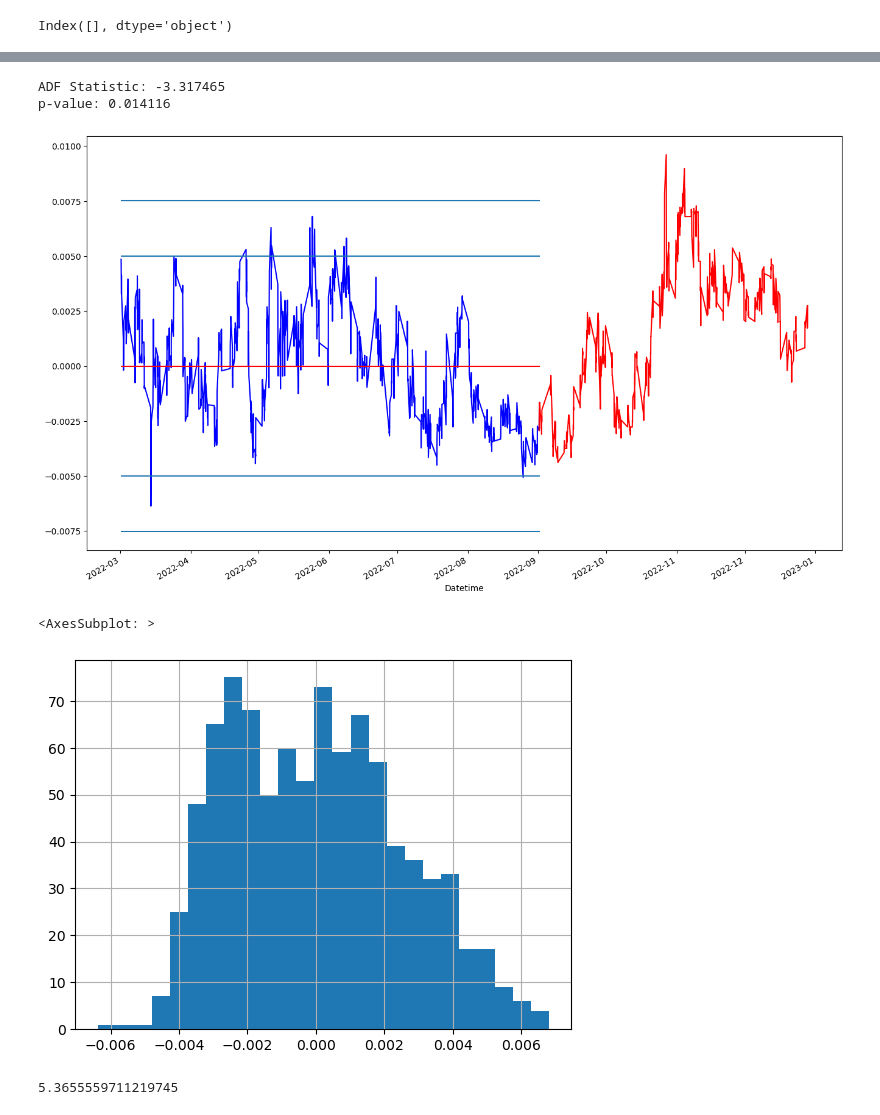
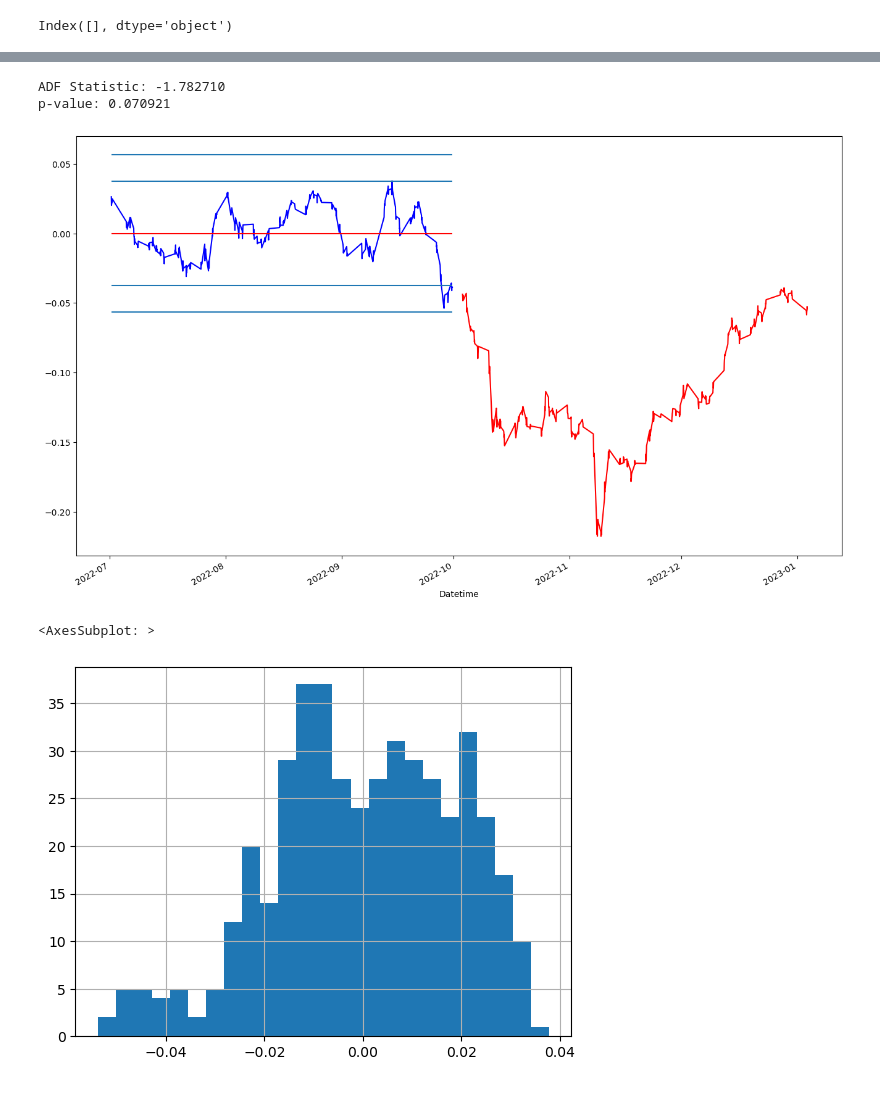
Before and after one commit to shishanconcordia/pairs_trading, a Jupyter notebook: pair_trading.ipynb, the cells around one changed output, grey strips where cells are left out. Drawn from its saved outputs; the diff is of its cells as text; code cells hidden in the pictures.

```diff
--- a/pair_trading.ipynb
+++ b/pair_trading.ipynb
@@ -11,7 +11,7 @@ from tqdm import tqdm
 tickers = pd.read_csv('SP_500_Index.csv')
 tk_ls = tickers.head(500).Symbol.to_list()
 # %%
-raw = yf.download(tk_ls, interval= '1d', start= '2021-01-01', end='2022-09-01', show_errors=True, progress=False)
+raw = yf.download(tk_ls, interval= '1d', start= '2021-09-01', end='2022-09-01', show_errors=True, progress=False)
 
 # # raw = pd.read_csv('stock_raw.csv')
 # dt = np.log(raw.loc[:,'Adj Close'])
@@ -95,5 +84,5 @@ len(candidates)
 # %%
 
 # dt = raw
-dt = yf.download(train.columns.tolist(), interval= '1h', start= '2021-09-01', end='2022-09-01', show_errors=True, progress=True)
+dt = yf.download(train.columns.tolist(), interval= '1d', start= '2021-09-30', end='2022-09-30', show_errors=True, progress=True)
 # %% [output]
@@ -104,4 +90,15 @@ dt = yf.download(train.columns.tolist(), interval= '1h', start= '2021-09-01', en
 # %%
+
+def test_two_pairs(x_1, x_2):
+
+    X = x_1
+    X = sm.add_constant(X)
+    model = sm.OLS(x_2, X)
+    lm_rst = model.fit()
+    result = adfuller(lm_rst.resid.values, regression = 'n')
+    return result[1], lm_rst, result[0]
+
+
 thrd = 0.001
 ls = []
 for cand_stock in tqdm(candidates):
@@ -116,14 +113,16 @@ for cand_stock in tqdm(candidates):
     x1 = np.log(dt_new.iloc[:, 0])
     x2 = np.log(dt_new.iloc[:, 1])
     try:
-        p, lm = test_two_pairs(x1, x2)
+        p, lm, t = test_two_pairs(x1, x2)
         if lm.params[-1] > 0:
-            ls.append((a, b, p))
+            ls.append((a, b, p, t))
+
+
     except:
         print(dt_new.head(1))
         continue
 # %%
-def show_pairs(x1, x2, start= '2022-01-01', end= '2022-06-01', intv = '1h', plotting = False):
+def show_pairs(x1, x2, start= '2020-01-01', end= '2022-06-01', intv = '1h', plotting = False):
     raw = yf.download([x1, x2], interval= intv, start=start, show_errors=False).dropna()
 
     dt = raw.loc[start:end,:]
@@ -159,13 +158,13 @@ def show_pairs(x1, x2, start= '2022-01-01', end= '2022-06-01', intv = '1h', plot
         # (dt.Close).plot(figsize = (19, 12))
         plt.show()
         print(rst.summary())
-        diff = ((1/(1 + rst.params[1]))*temp_dt.iloc[:, 1] - (rst.params[1]/(1 + rst.params[1]))*temp_dt.iloc[:, 0])
+        diff = ((1/(1 + rst.params[-1]))*temp_dt.iloc[:, 1] - (rst.params[-1]/(1 + rst.params[-1]))*temp_dt.iloc[:, 0])
         diff.plot(figsize = (19, 7))
         plt.hlines(y=diff.mean(), colors='red', xmin = diff.index.min(), xmax = diff.index.max())
         plt.hlines(y = diff.mean()-2* diff.std(), colors='red',xmin = diff.index.min(), xmax = diff.index.max())
         plt.hlines(y = diff.mean()+ 2* diff.std(), colors='red', xmin = diff.index.min(), xmax = diff.index.max())
         plt.show()
-        diff = (np.log(temp_dt.iloc[:, 1]) - (rst.params[1])*np.log(temp_dt.iloc[:, 0]))
+        diff = (np.log(temp_dt.iloc[:, 1]) - (rst.params[-1])*np.log(temp_dt.iloc[:, 0]))
         diff.plot(figsize = (19, 7))
         plt.hlines(y=diff.mean(), colors='red', xmin = diff.index.min(), xmax = diff.index.max())
         plt.hlines(y = diff.mean()-2* diff.std(), colors='red',xmin = diff.index.min(), xmax = diff.index.max())
@@ -178,7 +177,7 @@ def show_pairs(x1, x2, start= '2022-01-01', end= '2022-06-01', intv = '1h', plot
         return rst
 
 def adf_rst(rst):
-    result = adfuller(rst)
+    result = adfuller(rst, regression='n')
     print('ADF Statistic: %f' % result[0])
     print('p-value: %f' % result[1])
     return result[1]
@@ -235,5 +229,11 @@ BH_test(ls, q=0.05)
 # %%
-x1, x2 = 'GOOGL', 'GOOG'
+x1, x2 = 'AMGN', 'KO'
+# 'MRO', 'EOG'
+# 'HWM', 'GL'
+# 'PTC', 'EA'
+# 'MPWR', 'TMO'
+# 'NXPI', 'EL'
+# 'CPRT', 'AWK'
 # 'IBM', 'JNJ'
 # 'HST', 'KMI'
 # 'XYL', 'A'
@@ -242,7 +242,7 @@ x1, x2 = 'GOOGL', 'GOOG'
 
 # 'dow', 'lyb'
 
-rst, dt, test_X, test_rst = show_pairs(x1=x1, x2=x2,start= '2022-03-01', end= '2022-09-01', plotting=True, intv='1h')
+rst, dt, test_X, test_rst = show_pairs(x1=x1, x2=x2,start= '2022-07-01', end= '2022-10-01', plotting=True, intv='1h')
 adf_rst(rst.resid.values)
 from turtle import color
 
@@ -280,9 +280,5 @@ Notes:
-ADF Statistic: -3.317465
-p-value: 0.014116
+ADF Statistic: -1.782710
+p-value: 0.070921
-[figure, old version]
+[figure, new version]
 <AxesSubplot: >
-[figure, old version]
+[figure, new version]
-# %%
-np.exp(1.68)
-# %% [output]
-5.3655559711219745
```
Also changed, not shown: parts of 10 cells of this notebook, 6 other files.
